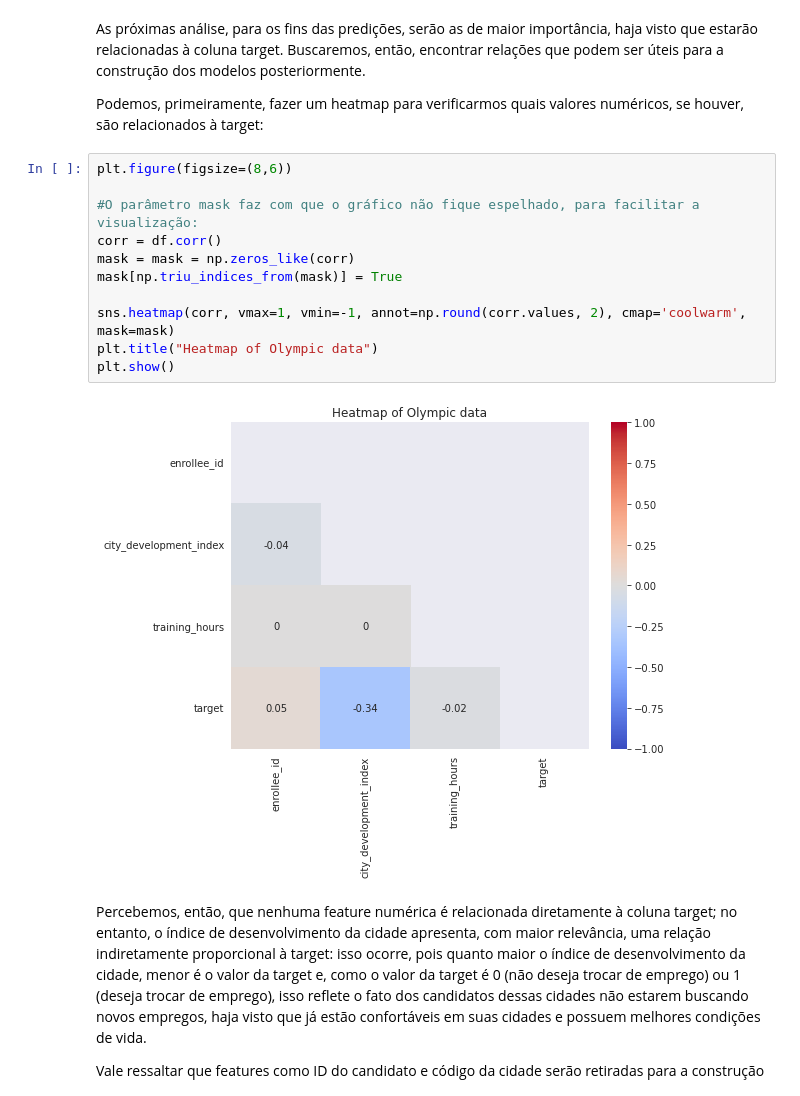
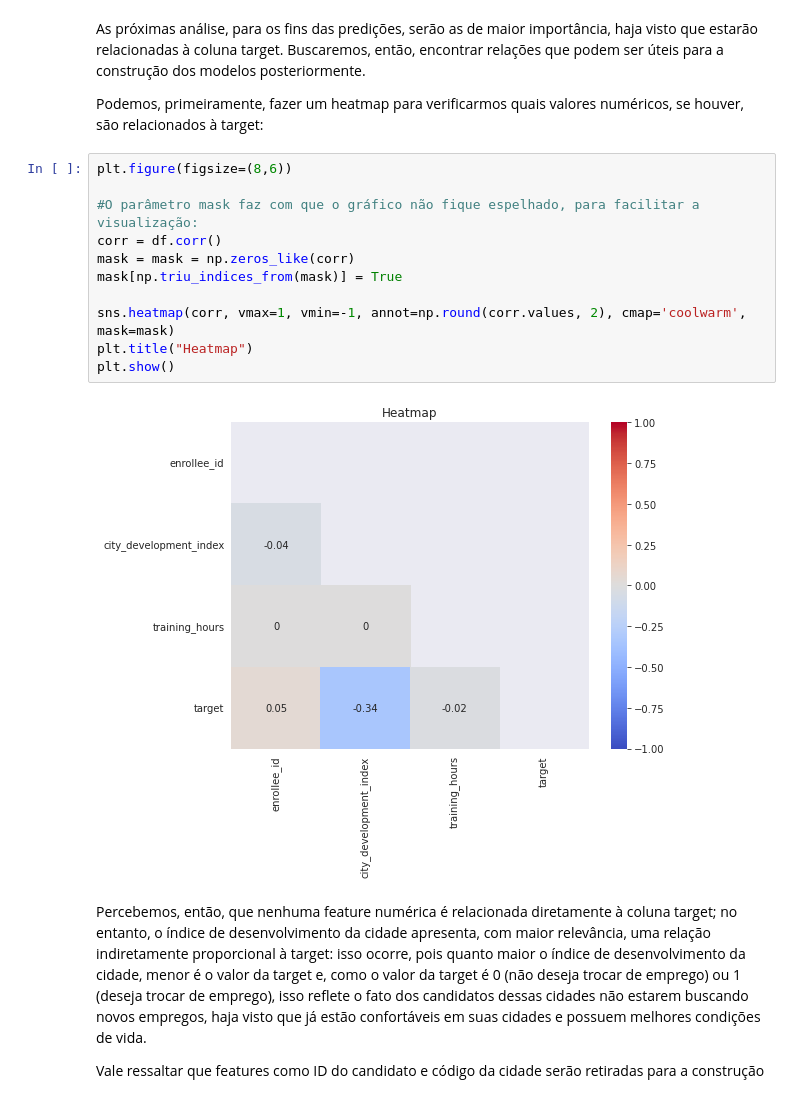
Before and after one commit to rianpf/mini_projeto_analise_limpeza_e_predicao, a Jupyter notebook: Limpeza_Analise_Predicao.ipynb, the cells around one changed output. Saved outputs shown, nothing was run; the diff lists cells and outputs as text.

```diff
--- a/Limpeza_Analise_Predicao.ipynb
+++ b/Limpeza_Analise_Predicao.ipynb
@@ -336,16 +336,16 @@ Podemos, primeiramente, fazer um heatmap para verificarmos quais valores numéri
 # %%
 plt.figure(figsize=(8,6))
 
 #O parâmetro mask faz com que o gráfico não fique espelhado, para facilitar a visualização:
 corr = df.corr()
 mask = mask = np.zeros_like(corr)
 mask[np.triu_indices_from(mask)] = True
 
 sns.heatmap(corr, vmax=1, vmin=-1, annot=np.round(corr.values, 2), cmap='coolwarm', mask=mask)
-plt.title("Heatmap of Olympic data")
+plt.title("Heatmap")
 plt.show()
 # %% [output]
-[figure, old version]
+[figure, new version]
 # %% [markdown]
 Percebemos, então, que nenhuma feature numérica é relacionada diretamente à coluna target; no entanto, o índice de desenvolvimento da cidade apresenta, com maior relevância, uma relação indiretamente proporcional à target: isso ocorre, pois quanto maior o índice de desenvolvimento da cidade, menor é o valor da target e, como o valor da target é 0 (não deseja trocar de emprego) ou 1 (deseja trocar de emprego), isso reflete o fato dos candidatos dessas cidades não estarem buscando novos empregos, haja visto que já estão confortáveis em suas cidades e possuem melhores condições de vida.
 
```
Also changed, not shown: parts of 2 cells of this notebook.
